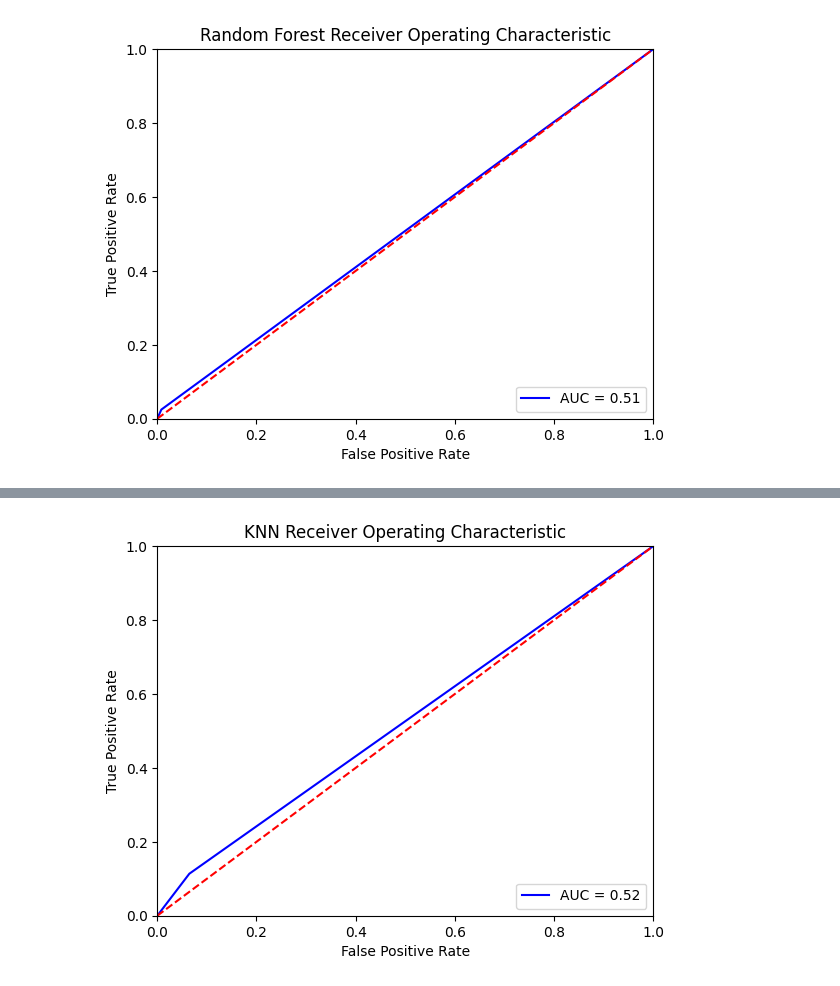
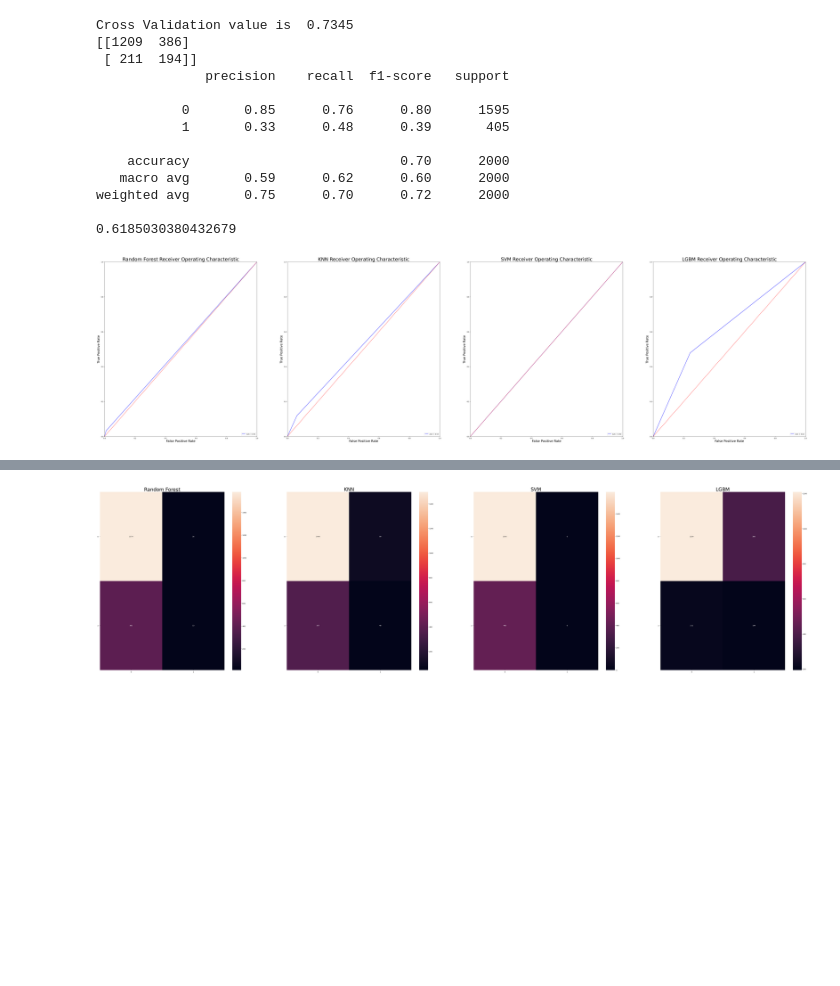
Before and after one commit to FraserW123/airline_project, a Jupyter notebook: main_classifiers.ipynb, the cells around one changed output, grey strips where cells are left out. Saved outputs shown, nothing was run; the diff lists cells and outputs as text; code cells hidden in the pictures; blank space fills up the shorter version.

```diff
--- a/main_classifiers.ipynb
+++ b/main_classifiers.ipynb
@@ -261,6 +208,11 @@ def perform_rfe(df):
     scaler = MinMaxScaler()
     X_train = scaler.fit_transform(X_train)
     X_test = scaler.transform(X_test)
+
+    roc_thresholds = []
+    confusion_matrices = []
+
+
     for clf, name in classifiers.items():
         clf.fit(X_train, y_train)
         y_pred = clf.predict(X_test)
@@ -270,19 +222,44 @@ def perform_rfe(df):
         print(confusion_matrix(y_test, y_pred))
         print(classification_report(y_test, y_pred))
         print(roc_auc_score(y_test, y_pred))
-        fpr, tpr, threshold = roc_curve(y_test, y_pred)
-        roc_auc = auc(fpr, tpr)
+        # fpr, tpr, threshold = roc_curve(y_test, y_pred)
+        # roc_auc = auc(fpr, tpr)
+
+        roc_thresholds.append(roc_curve(y_test, y_pred))
+        confusion_matrices.append(confusion_matrix(y_test, y_pred))
 
         # method I: plt
-        plt.title(name + ' Receiver Operating Characteristic')
-        plt.plot(fpr, tpr, 'b', label = 'AUC = %0.2f' % roc_auc)
-        plt.legend(loc = 'lower right')
-        plt.plot([0, 1], [0, 1],'r--')
-        plt.xlim([0, 1])
-        plt.ylim([0, 1])
-        plt.ylabel('True Positive Rate')
-        plt.xlabel('False Positive Rate')
-        plt.show()
+        # plt.title(name + ' Receiver Operating Characteristic')
+        # plt.plot(fpr, tpr, 'b', label = 'AUC = %0.2f' % roc_auc)
+        # plt.legend(loc = 'lower right')
+        # plt.plot([0, 1], [0, 1],'r--')
+        # plt.xlim([0, 1])
+        # plt.ylim([0, 1])
+        # plt.ylabel('True Positive Rate')
+        # plt.xlabel('False Positive Rate')
+        # plt.show()
+
+    # Plot all the ROC curves
+    models = ['Random Forest', 'KNN', 'SVM', 'LGBM']
+    fig, ax = plt.subplots(1,4, figsize=(80,20))
+    for i, roc in enumerate(roc_thresholds):
+        fpr, tpr, threshold = roc
+        roc_auc = auc(fpr, tpr)
+        ax[i].set_title(models[i] + ' Receiver Operating Characteristic', fontsize=30)
+        ax[i].plot(fpr, tpr, 'b', label = 'AUC = %0.2f' % roc_auc)
+        ax[i].legend(loc = 'lower right')
+        ax[i].plot([0, 1], [0, 1],'r--')
+        ax[i].set_xlim([0, 1])
+        ax[i].set_ylim([0, 1])
+        ax[i].set_ylabel('True Positive Rate', fontsize=20)
+        ax[i].set_xlabel('False Positive Rate', fontsize=20)
+    plt.show()
+    sns.reset_orig()
+    # Plot the confusion matrices
+    fig, ax = plt.subplots(1,4, figsize=(80,20))
+    for i, cm in enumerate(confusion_matrices):
+        ax[i].set_title(models[i], fontsize=30)
+        sns.heatmap(cm, annot=True, fmt='g', ax=ax[i])
 
 perform_rfe(df)
 # %% [output]
@@ -306 +283,14 @@ weighted avg       0.73      0.80      0.72      2000
+Cross Validation value is  0.7345
+[[1209  386]
+ [ 211  194]]
+              precision    recall  f1-score   support
+
+           0       0.85      0.76      0.80      1595
+           1       0.33      0.48      0.39       405
+
+    accuracy                           0.70      2000
+   macro avg       0.59      0.62      0.60      2000
+weighted avg       0.75      0.70      0.72      2000
+
+0.6185030380432679
-[figure, old version]
+[figure, new version]
@@ -322 +297 @@ weighted avg       0.71      0.77      0.72      2000
-[figure, old version]
+[figure, new version]
```
Also changed, not shown: parts of 6 cells of this notebook, 10 other files.
